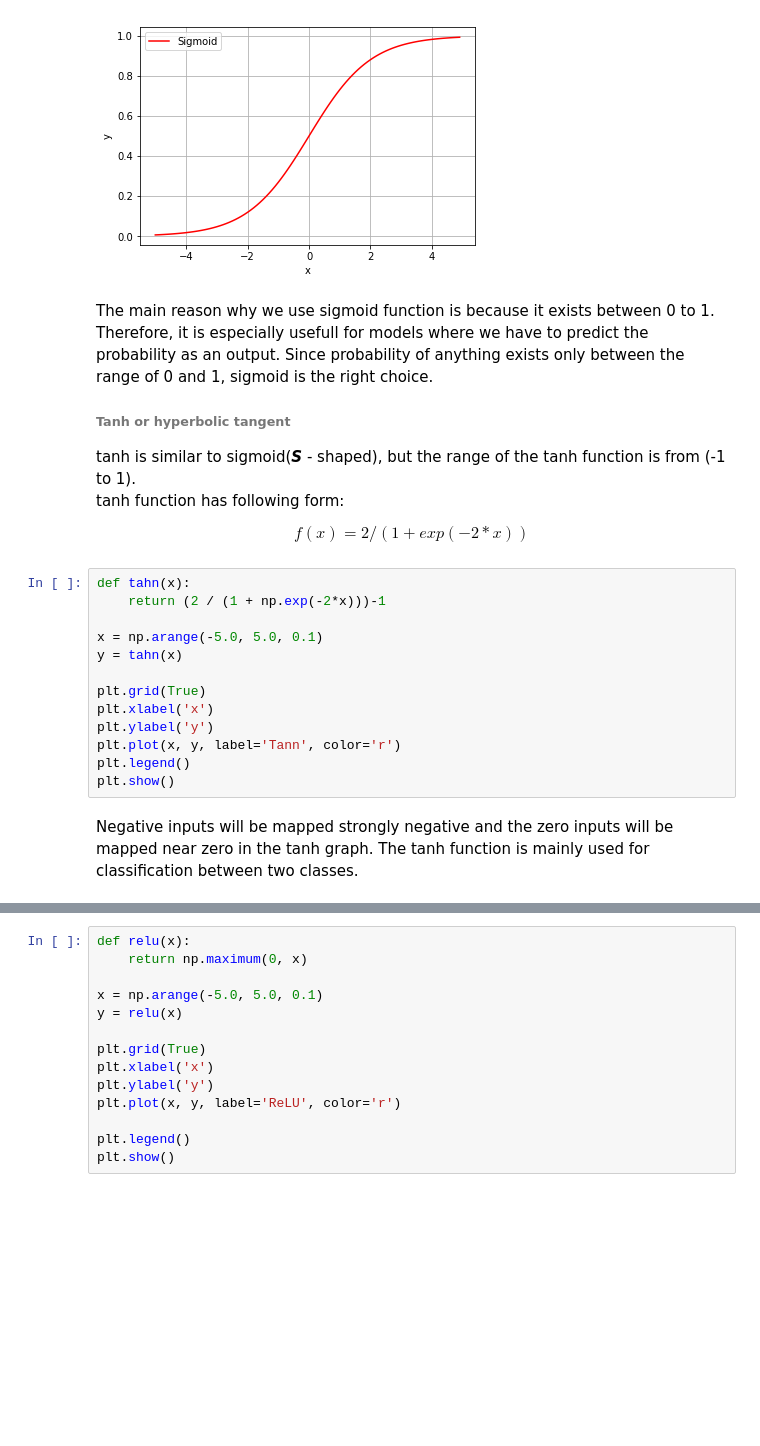
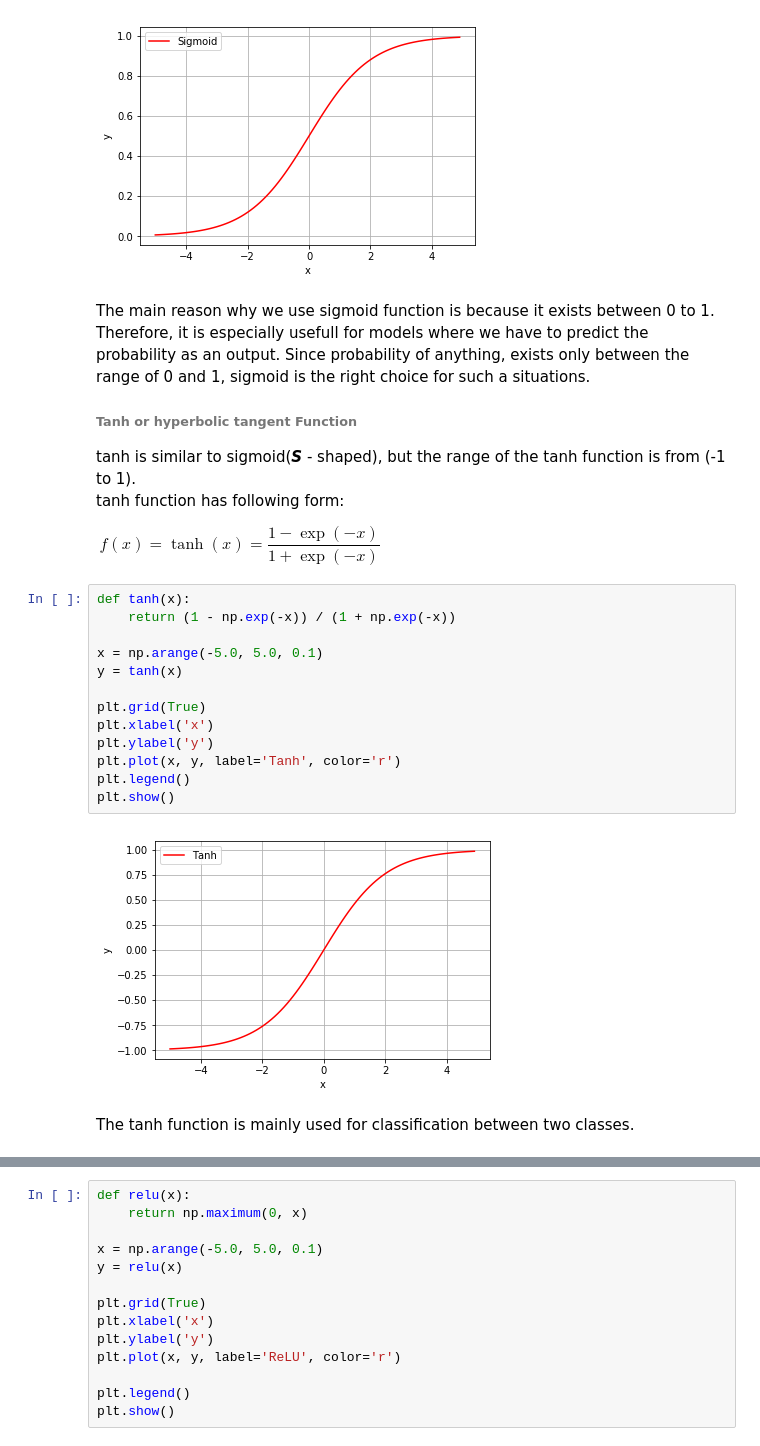
Before and after one commit to fractus-io/neural-networks-tutorial, a Jupyter notebook: NeuralNetworksBasics.ipynb, the cells around one changed output, grey strips where cells are left out. Cells and saved outputs as stored; diff of their text form; blank space fills up the shorter version.

```diff
--- a/NeuralNetworksBasics.ipynb
+++ b/NeuralNetworksBasics.ipynb
@@ -183,30 +199,35 @@ plt.show()
 # %% [markdown]
 The main reason why we use sigmoid function is because it exists between 0 to 1.
 Therefore, it is especially usefull for models where we have to predict the probability as an output.
-Since probability of anything exists only between the range of 0 and 1, sigmoid is the right choice.
+Since probability of anything, exists only between the range of 0 and 1, sigmoid is the right choice for such a situations.
 
 
-######  Tanh or hyperbolic tangent
+######  Tanh or hyperbolic tangent Function
 
 tanh is similar to sigmoid(***S*** - shaped), but the range of the tanh function is from (-1 to 1).
 tanh function has following form:
 
-$$ f(x) = 2 / (1 + exp(-2*x)) $$
+$
+\ f(x) = \tanh(x) = \dfrac{1 - \exp(-x)}{1 + \exp(-x)}
+$
 # %%
-def tahn(x):
-    return (2 / (1 + np.exp(-2*x)))-1
+def tanh(x):
+    return (1 - np.exp(-x)) / (1 + np.exp(-x))
 
 x = np.arange(-5.0, 5.0, 0.1)
-y = tahn(x)
+y = tanh(x)
 
 plt.grid(True)
 plt.xlabel('x')
 plt.ylabel('y')
-plt.plot(x, y, label='Tann', color='r')
+plt.plot(x, y, label='Tanh', color='r')
 plt.legend()
 plt.show()
+# %% [output]
+[figure, added]
 # %% [markdown]
-Negative inputs will be mapped strongly negative and the zero inputs will be mapped near zero in the tanh graph.
+
+
 The tanh function is mainly used for classification between two classes.
 # %% [markdown]
 ######  ReLU (Rectified Linear Unit)
```
Also changed, not shown: parts of 27 cells of this notebook, 6 other files.
